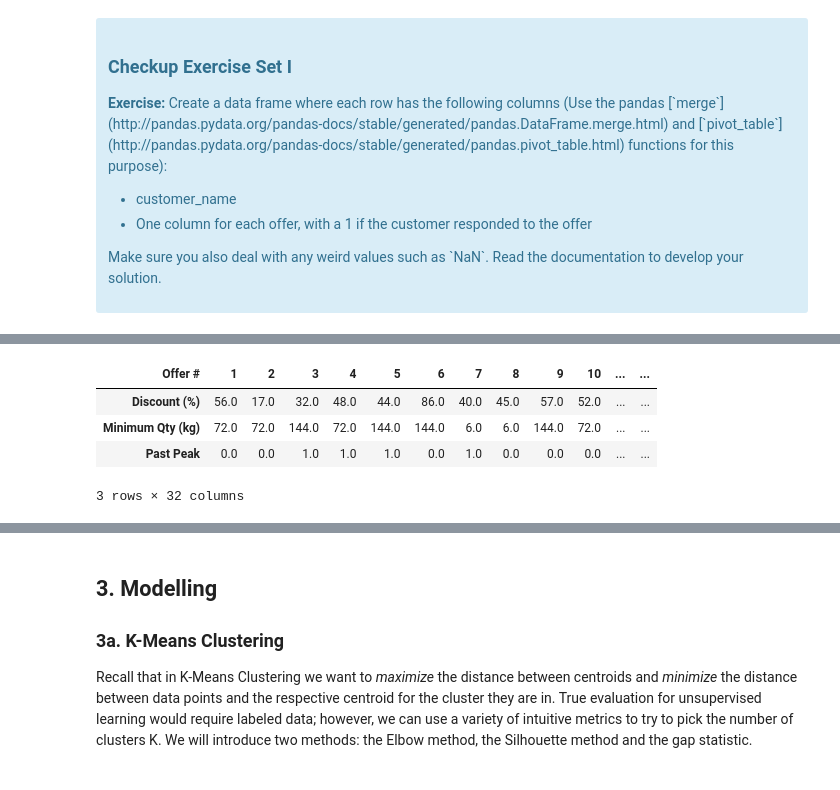
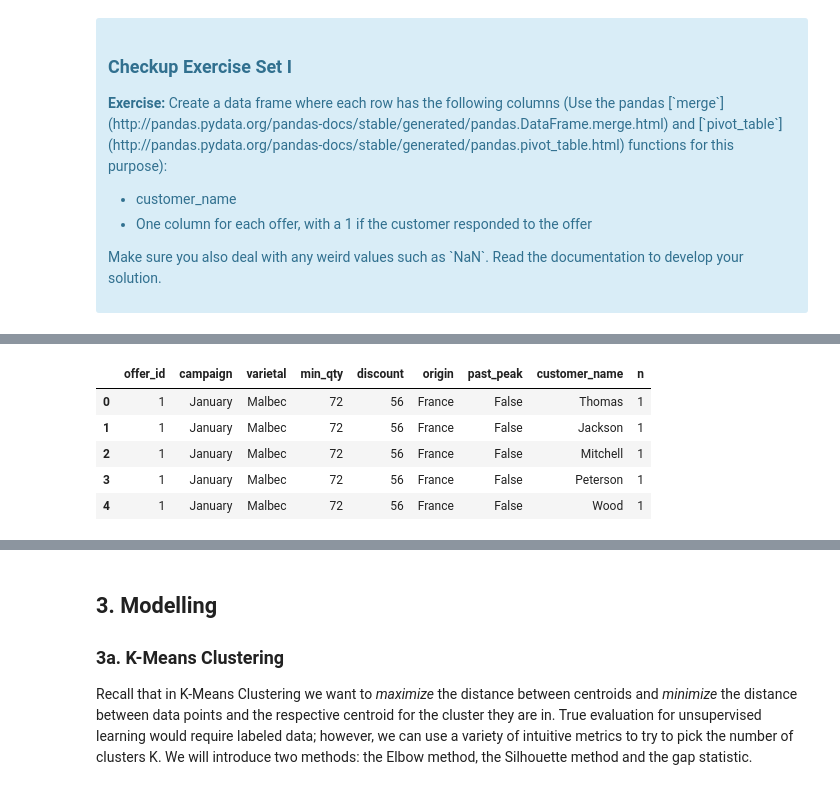
Before and after one commit to amoutafian/K_means_case_study, a Jupyter notebook: Clustering Case Study - Customer Segmentation with K-Means - Tier 3.ipynb, the cells around one changed output, grey strips where cells are left out. Drawn from its saved outputs; the diff is of its cells as text; code cells hidden in the pictures.

```diff
--- a/Clustering Case Study - Customer Segmentation with K-Means - Tier 3.ipynb
+++ b/Clustering Case Study - Customer Segmentation with K-Means - Tier 3.ipynb
@@ -117,11 +117,15 @@ dtypes: bool(1), int64(3), object(3)
 memory usage: 1.7+ KB
 None
 (32, 7)
+# %%
+df_merged = df_offers.merge(df_transactions, how = 'inner', on = 'offer_id')
+df_merged.head()
+# %% [output]
+|  | offer_id | campaign | varietal | min_qty | discount | origin | past_peak | customer_name | n |
+| 0 | 1 | January | Malbec | 72 | 56 | France | False | Thomas | 1 |
+| 1 | 1 | January | Malbec | 72 | 56 | France | False | Jackson | 1 |
+| 2 | 1 | January | Malbec | 72 | 56 | France | False | Mitchell | 1 |
+| 3 | 1 | January | Malbec | 72 | 56 | France | False | Peterson | 1 |
+| 4 | 1 | January | Malbec | 72 | 56 | France | False | Wood | 1 |
 # %%
-pd.pivot_table(data = df_offers, columns = 'Offer #' )
+pd.pivot_table(data = df_merged, columns = 'offer_', index = 'customer_name')
-# %% [output]
-| Offer # | 1 | 2 | 3 | 4 | 5 | 6 | 7 | 8 | 9 | 10 | ... | ... |
-| Discount (%) | 56.0 | 17.0 | 32.0 | 48.0 | 44.0 | 86.0 | 40.0 | 45.0 | 57.0 | 52.0 | ... | ... |
-| Minimum Qty (kg) | 72.0 | 72.0 | 144.0 | 72.0 | 144.0 | 144.0 | 6.0 | 6.0 | 144.0 | 72.0 | ... | ... |
-| Past Peak | 0.0 | 0.0 | 1.0 | 1.0 | 1.0 | 0.0 | 1.0 | 0.0 | 0.0 | 0.0 | ... | ... |
-3 rows × 32 columns
```
Also changed, not shown: parts of 4 cells of this notebook.
